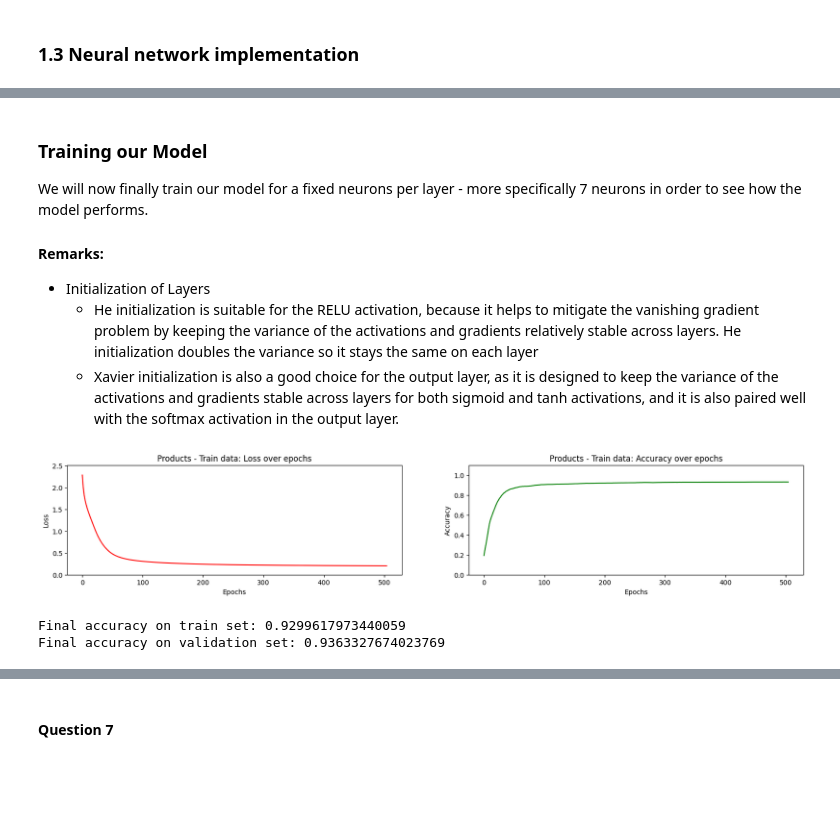
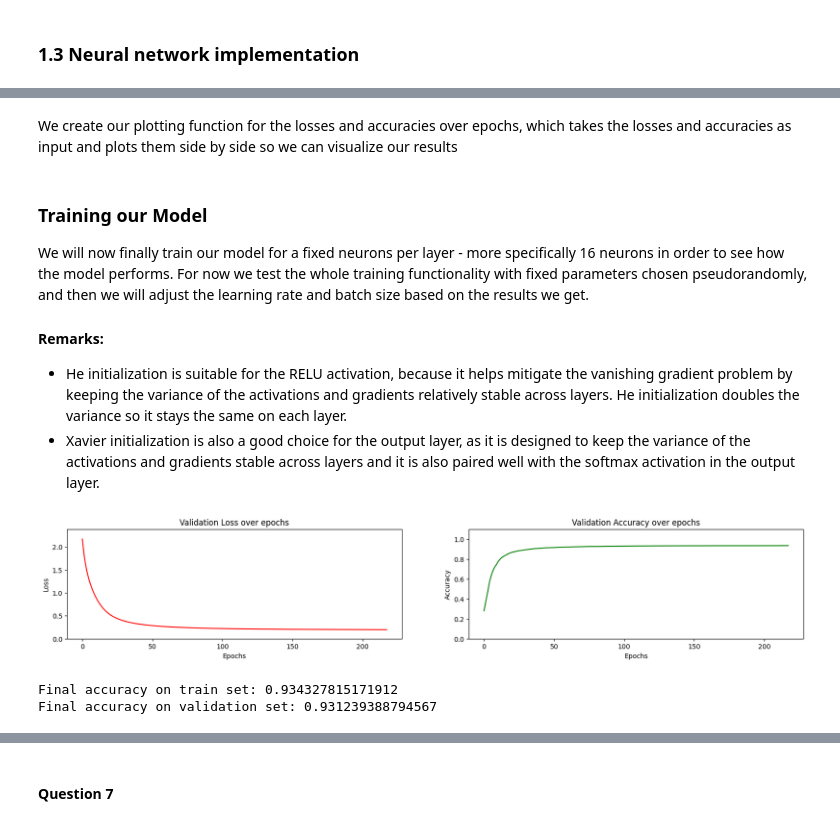
Before and after one commit to zain1290/Artificial-Neural-Network, a Jupyter notebook: src/Main.ipynb, the cells around one changed output, grey strips where cells are left out. Cells and saved outputs as stored; diff of their text form; code cells hidden in the pictures; blank space fills up the shorter version.

```diff
--- a/src/Main.ipynb
+++ b/src/Main.ipynb
@@ -399,4 +422,6 @@ mean, std = np.mean(X_train, axis=0), np.std(X_train, axis=0) + 1e-9
 X_train = (X_train - mean) / std
 X_val = (X_val - mean) / std
 X_test = (X_test - mean) / std
+# %% [markdown]
+We create our plotting function for the losses and accuracies over epochs, which takes the losses and accuracies as input and plots them side by side so we can visualize our results
 # %%
@@ -421,36 +445,36 @@ def plot_accuracy_loss(losses, accuracies, title=""):
 # %% [markdown]
 ### Training our Model
 
-We will now finally train our model for a fixed neurons per layer - more specifically 7 neurons in order to see how the model performs.
+We will now finally train our model for a fixed neurons per layer - more specifically 16 neurons in order to see how the model performs. For now we test the whole training functionality with fixed parameters chosen pseudorandomly, and then we will adjust the learning rate and batch size based on the results we get.
 
 #### Remarks:
-- Initialization of Layers
-    - He initialization is suitable for the RELU activation, because it helps to mitigate the vanishing gradient problem by keeping the variance of the activations and gradients relatively stable across layers. He initialization doubles the variance so it stays the same on each layer
-    - Xavier initialization is also a good choice for the output layer, as it is designed to keep the variance of the activations and gradients stable across layers for both sigmoid and tanh activations, and it is also paired well with the softmax activation in the output layer.
+
+- He initialization is suitable for the RELU activation, because it helps mitigate the vanishing gradient problem by keeping the variance of the activations and gradients relatively stable across layers. He initialization doubles the variance so it stays the same on each layer.
+- Xavier initialization is also a good choice for the output layer, as it is designed to keep the variance of the activations and gradients stable across layers and it is also paired well with the softmax activation in the output layer.
 # %%
 np.random.seed(1234)
 
-p = Network([Linear(10, 6, init_strategy="he"), Activation(ReLU()),
-             Linear(6, 7, init_strategy="xavier")])
+p = Network([Linear(10, 16, init_strategy="he"), Activation(ReLU()),
+             Linear(16, 7, init_strategy="xavier")])
 
 losses, accuracies, epochs = train(p,
                                    X_train, y_train,
                                    X_val, y_val,
                                    SoftmaxCrossEntropy(),
                                    lambda x: np.argmax(x, axis=1),
                                    lr=0.005,
                                    batch_size=64,
                                    early_stopping=True,
                                    epochs=1000)
 
-plot_accuracy_loss(losses, accuracies, title="Products - Train data: ")
+plot_accuracy_loss(losses, accuracies, title = "Validation ")
 print("Final accuracy on train set:", accuracies[-1])
 
 predicted_labels = np.argmax(p.forward(X_val), axis=1)
 
 validation_accuracy = accuracy(y_val, predicted_labels)
 print("Final accuracy on validation set:", validation_accuracy)
 # %% [output]
-[figure, old version]
+[figure, new version]
-Final accuracy on train set: 0.9299617973440059
-Final accuracy on validation set: 0.9363327674023769
+Final accuracy on train set: 0.934327815171912
+Final accuracy on validation set: 0.931239388794567
```
Also changed, not shown: parts of 52 cells of this notebook.
